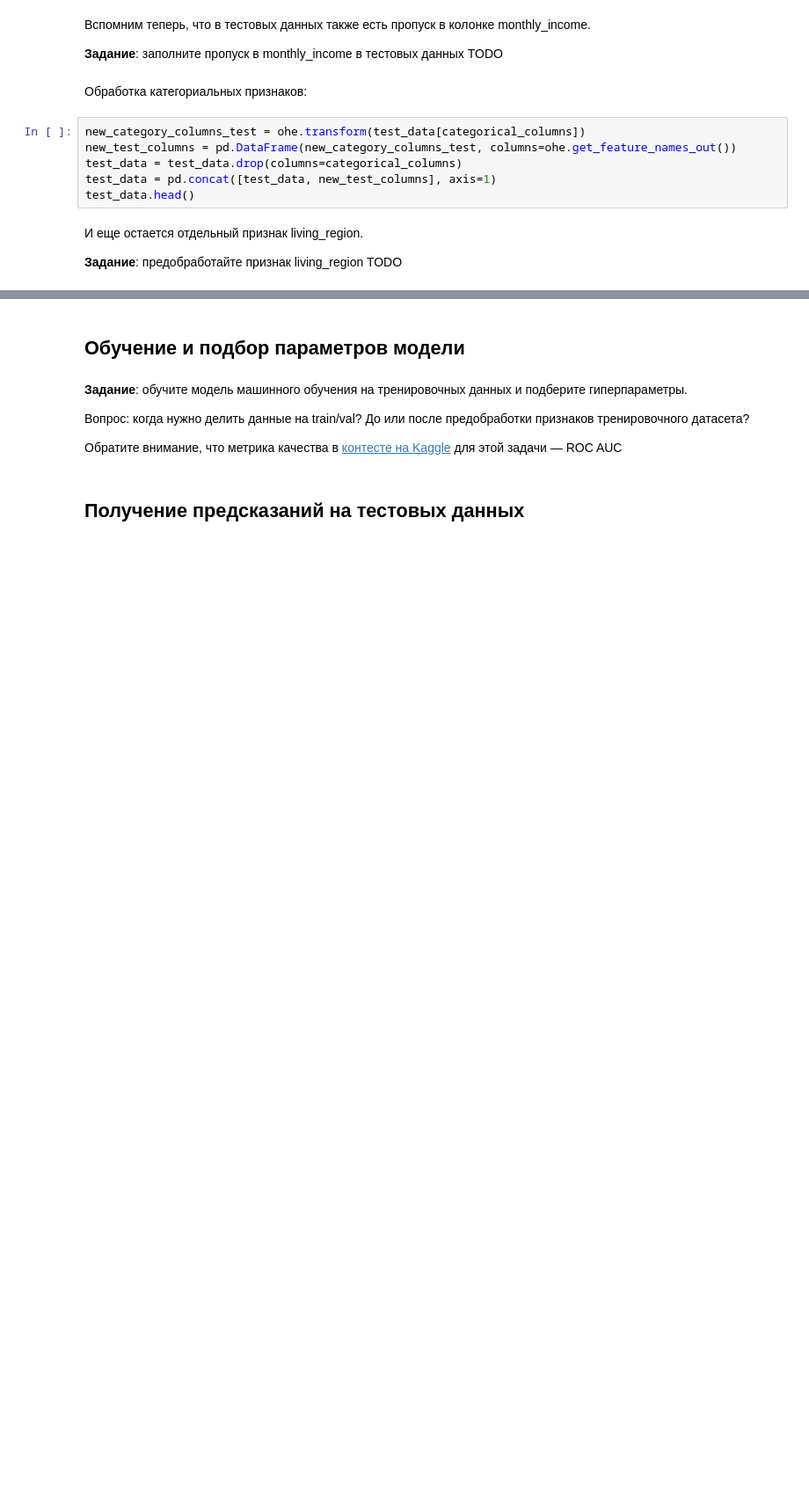
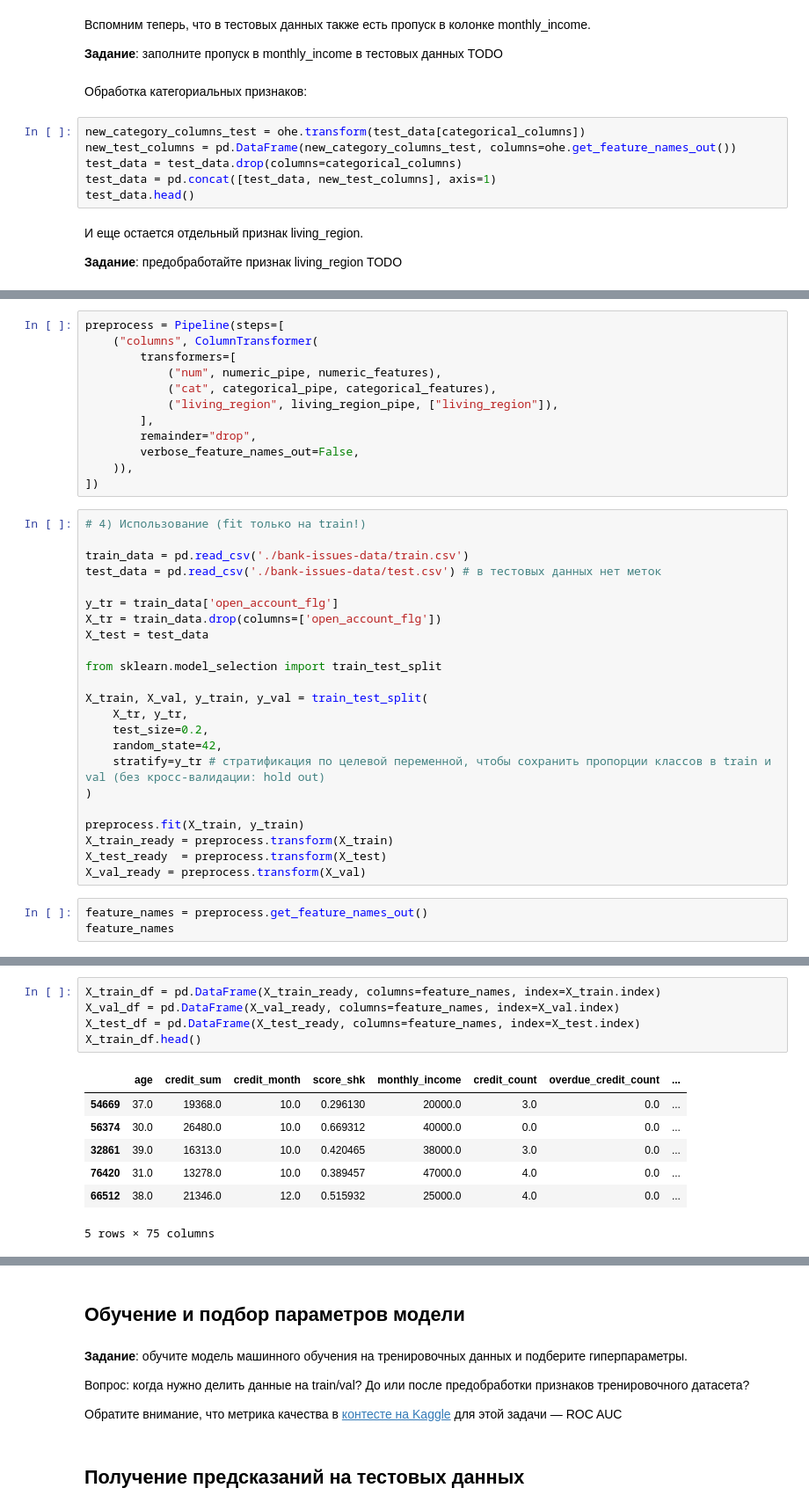
Before and after one commit to DaryaGudkova/credit, a Jupyter notebook: feature_engineering.ipynb, the cells around one changed output, grey strips where cells are left out. Shown at 88% size. Drawn from its saved outputs; the diff is of its cells as text; blank space fills up the shorter version.

Commit message:
pipeline preprocessing (TODO kfold)

```diff
--- a/feature_engineering.ipynb
+++ b/feature_engineering.ipynb
@@ -960,0 +1072,38 @@ test_data.head()
+# %%
+preprocess = Pipeline(steps=[
+    ("columns", ColumnTransformer(
+        transformers=[
+            ("num", numeric_pipe, numeric_features),
+            ("cat", categorical_pipe, categorical_features),
+            ("living_region", living_region_pipe, ["living_region"]),
+        ],
+        remainder="drop",
+        verbose_feature_names_out=False,
+    )),
+])
+# %%
+# 4) Использование (fit только на train!)
+
+train_data = pd.read_csv('./bank-issues-data/train.csv')
+test_data = pd.read_csv('./bank-issues-data/test.csv') # в тестовых данных нет меток
+
+y_tr = train_data['open_account_flg']
+X_tr = train_data.drop(columns=['open_account_flg'])
+X_test = test_data
+
+from sklearn.model_selection import train_test_split
+
+X_train, X_val, y_train, y_val = train_test_split(
+    X_tr, y_tr,
+    test_size=0.2,
+    random_state=42,
+    stratify=y_tr # стратификация по целевой переменной, чтобы сохранить пропорции классов в train и val (без кросс-валидации: hold out)
+)
+
+preprocess.fit(X_train, y_train)
+X_train_ready = preprocess.transform(X_train)
+X_test_ready  = preprocess.transform(X_test)
+X_val_ready = preprocess.transform(X_val)
+# %%
+feature_names = preprocess.get_feature_names_out()
+feature_names
@@ -960,0 +1128,13 @@ test_data.head()
+# %%
+X_train_df = pd.DataFrame(X_train_ready, columns=feature_names, index=X_train.index)
+X_val_df = pd.DataFrame(X_val_ready, columns=feature_names, index=X_val.index)
+X_test_df = pd.DataFrame(X_test_ready, columns=feature_names, index=X_test.index)
+X_train_df.head()
+# %% [output]
+|  | age | credit_sum | credit_month | score_shk | monthly_income | credit_count | overdue_credit_count | ... |
+| 54669 | 37.0 | 19368.0 | 10.0 | 0.296130 | 20000.0 | 3.0 | 0.0 | ... |
+| 56374 | 30.0 | 26480.0 | 10.0 | 0.669312 | 40000.0 | 0.0 | 0.0 | ... |
+| 32861 | 39.0 | 16313.0 | 10.0 | 0.420465 | 38000.0 | 3.0 | 0.0 | ... |
+| 76420 | 31.0 | 13278.0 | 10.0 | 0.389457 | 47000.0 | 4.0 | 0.0 | ... |
+| 66512 | 38.0 | 21346.0 | 12.0 | 0.515932 | 25000.0 | 4.0 | 0.0 | ... |
+5 rows × 75 columns
```
Also changed, not shown: parts of 21 cells of this notebook.
